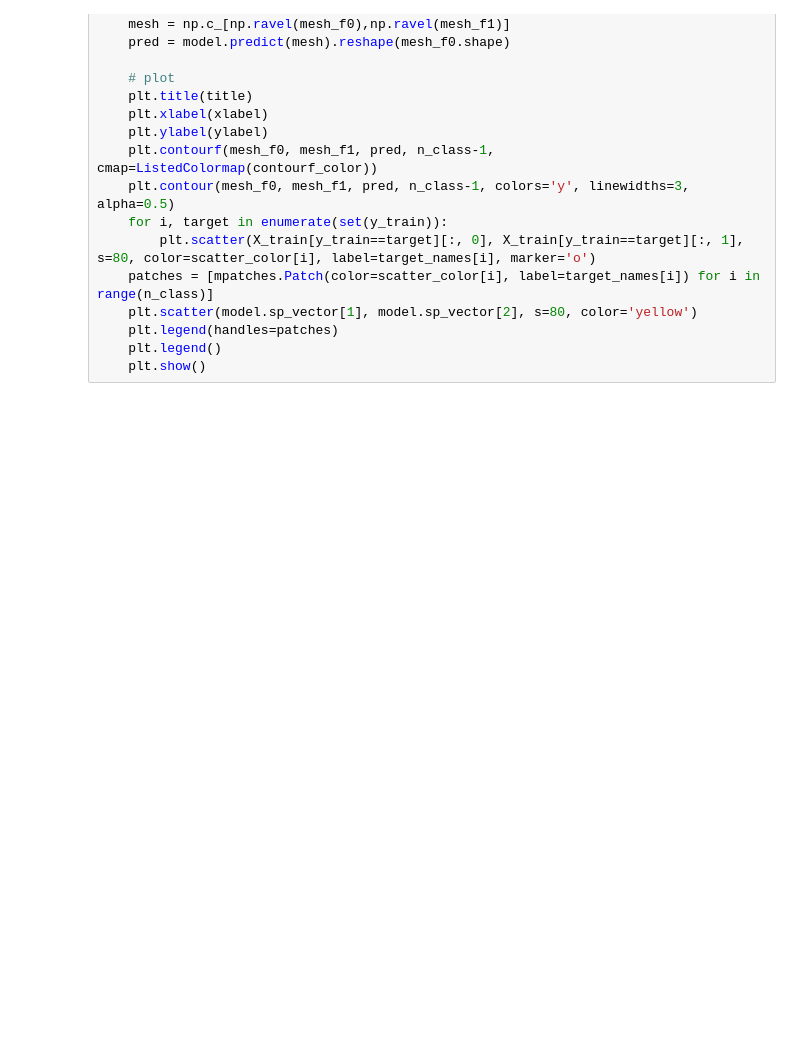
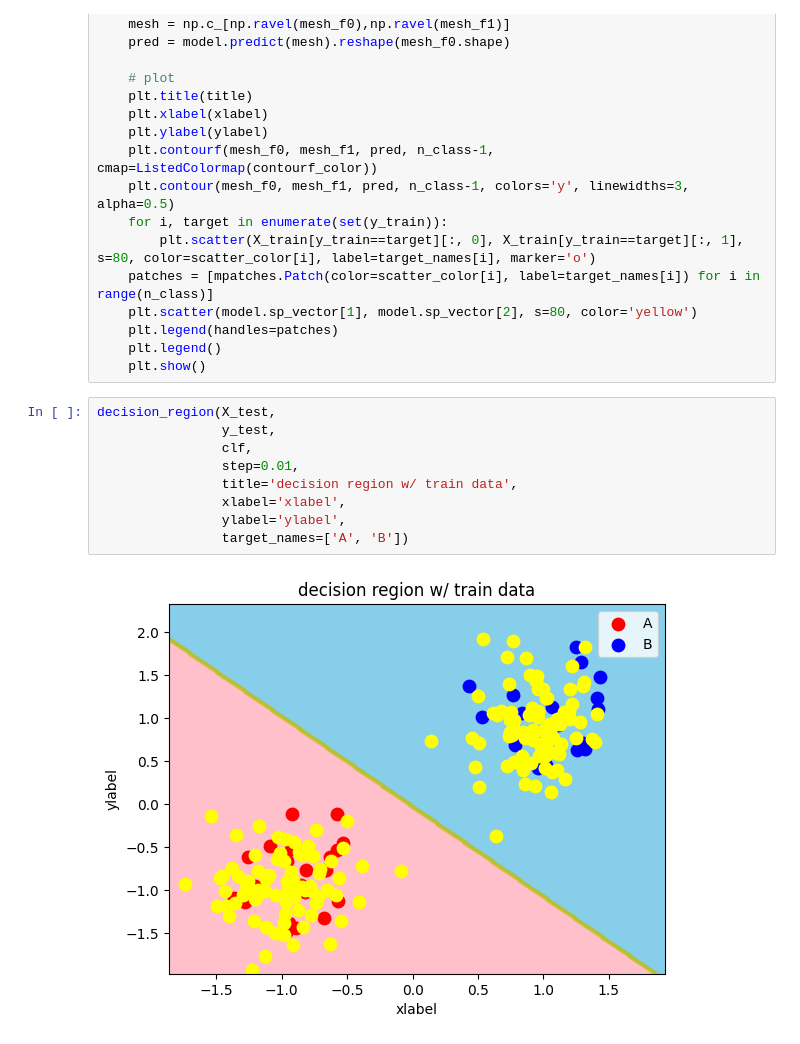
Before and after one commit to Munkheredene/ml-data, a Jupyter notebook: ml_tasks/ml_task_sprint3_svm.ipynb, the cells around one changed output. Saved outputs shown, nothing was run; the diff lists cells and outputs as text; blank space fills up the shorter version.

```diff
--- a/ml_tasks/ml_task_sprint3_svm.ipynb
+++ b/ml_tasks/ml_task_sprint3_svm.ipynb
@@ -233,3 +233,14 @@ def decision_region(X_train, y_train, model, step=0.01, title='decision region',
     plt.legend(handles=patches)
     plt.legend()
     plt.show()
+# %%
+decision_region(X_test,
+                y_test,
+                clf,
+                step=0.01,
+                title='decision region w/ train data',
+                xlabel='xlabel',
+                ylabel='ylabel',
+                target_names=['A', 'B'])
+# %% [output]
+[figure, added]
```
